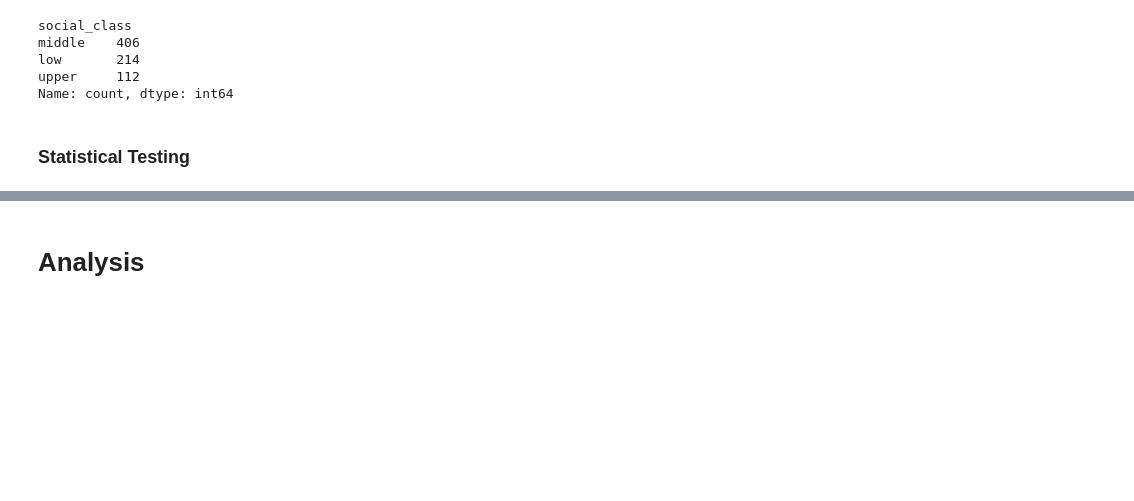
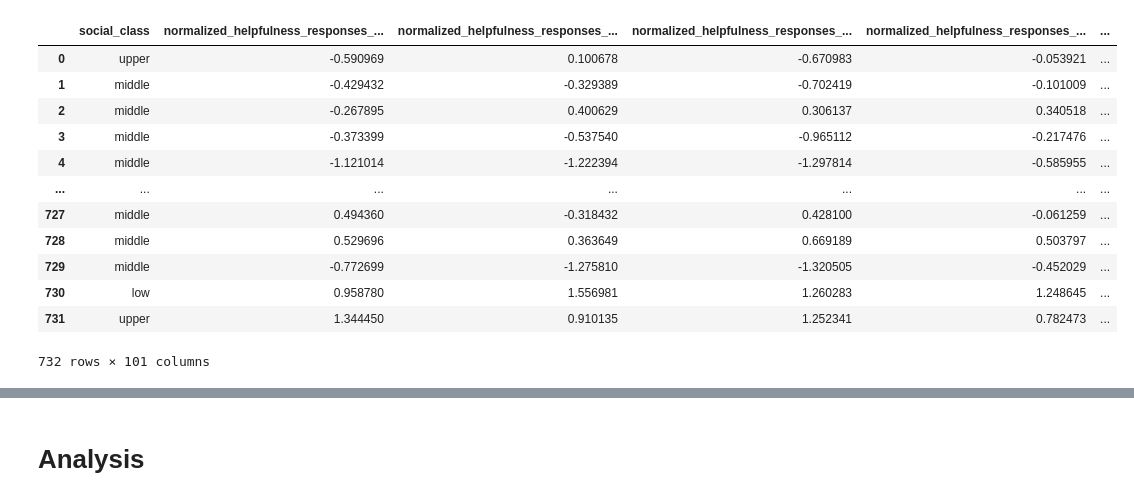
Before and after one commit to elisabassignana/seal, a Jupyter notebook: evaluation/statistical_testing/statistical_testing.ipynb, the cells around one changed output, grey strips where cells are left out. Saved outputs shown, nothing was run; the diff lists cells and outputs as text; code cells hidden in the pictures; blank space fills up the shorter version.

```diff
--- a/evaluation/statistical_testing/statistical_testing.ipynb
+++ b/evaluation/statistical_testing/statistical_testing.ipynb
@@ -35,10 +10,0 @@ df_mean
-# %%
-df_mean["social_class"].value_counts()
-# %% [output]
-social_class
-middle    406
-low       214
-upper     112
-Name: count, dtype: int64
-# %% [markdown]
-### Statistical Testing
@@ -53 +11,64 @@ cols = list(df.columns)
+# %%
+# exlude demographic columns
+
+exclude = ['user',
+ 'gender',
+ 'gender_other',
+ 'age',
+ 'nationality',
+ 'ethnicity',
+ 'ethnicity_other',
+ 'marital',
+ 'marital_other',
+ 'language',
+ 'language_other',
+ 'religion',
+ 'religion_other',
+ 'education',
+ 'mum_education',
+ 'dad_education',
+ 'home',
+ 'home_other',
+ 'employment',
+ 'occupation',
+ 'mother_occupation',
+ 'father_occupation',
+ 'hobbies',
+ 'hobbies_other',
+ 'tech',
+ 'tech_other',
+ 'know_nlp',
+ 'know_nlp_other',
+ 'use_nlp',
+ 'use_nlp_other',
+ 'would_nlp',
+ 'would_nlp_other',
+ 'frequency_llm',
+ 'llm_use',
+ 'llm_other',
+ 'usecases',
+ 'usecases_other',
+ 'contexts',
+ 'contexts_other',
+ 'comments',
+ 'ses']
+
+keep = [col for col in cols if not col in exclude]
+df = df[keep]
+
+df
+# %% [output]
+|  | social_class | normalized_helpfulness_responses_... | normalized_helpfulness_responses_... | normalized_helpfulness_responses_... | normalized_helpfulness_responses_... | ... |
+| 0 | upper | -0.590969 | 0.100678 | -0.670983 | -0.053921 | ... |
+| 1 | middle | -0.429432 | -0.329389 | -0.702419 | -0.101009 | ... |
+| 2 | middle | -0.267895 | 0.400629 | 0.306137 | 0.340518 | ... |
+| 3 | middle | -0.373399 | -0.537540 | -0.965112 | -0.217476 | ... |
+| 4 | middle | -1.121014 | -1.222394 | -1.297814 | -0.585955 | ... |
+| ... | ... | ... | ... | ... | ... | ... |
+| 727 | middle | 0.494360 | -0.318432 | 0.428100 | -0.061259 | ... |
+| 728 | middle | 0.529696 | 0.363649 | 0.669189 | 0.503797 | ... |
+| 729 | middle | -0.772699 | -1.275810 | -1.320505 | -0.452029 | ... |
+| 730 | low | 0.958780 | 1.556981 | 1.260283 | 1.248645 | ... |
+| 731 | upper | 1.344450 | 0.910135 | 1.252341 | 0.782473 | ... |
+732 rows × 101 columns
 # %%
```
Also changed, not shown: parts of 18 cells of this notebook, 7 other files.
